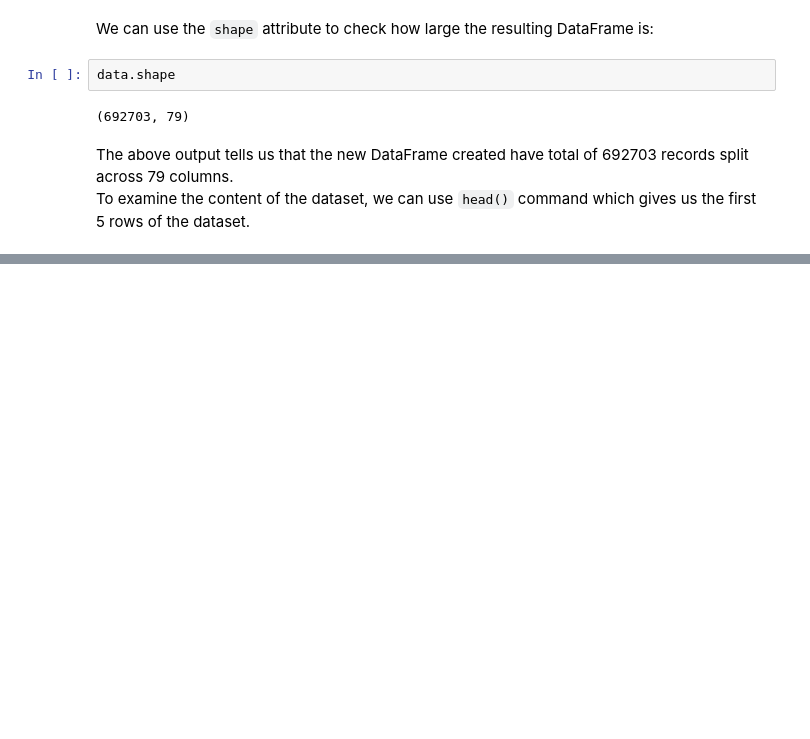
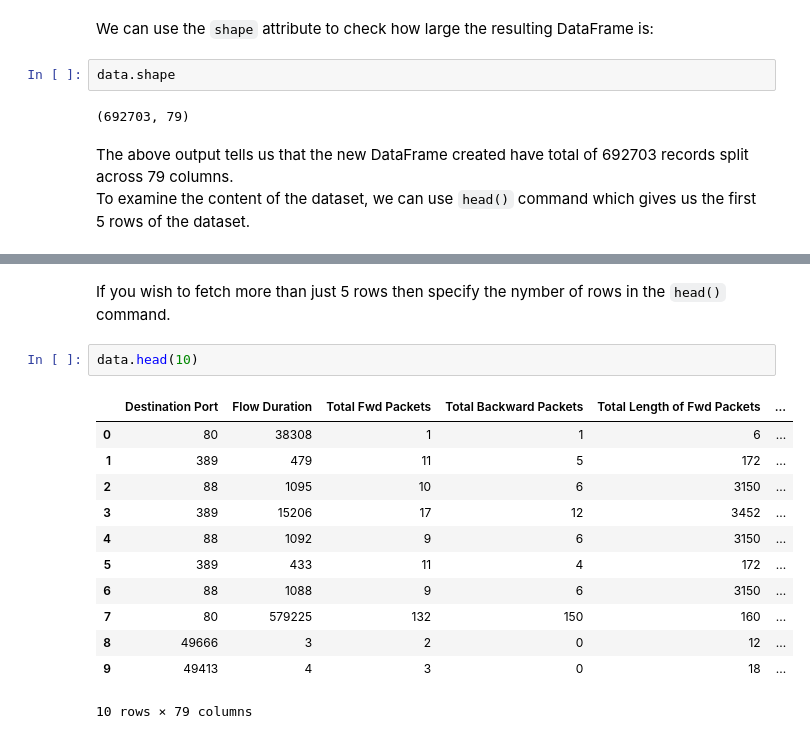
Before and after one commit to Spoorti803/Kaggle-Practice, a Jupyter notebook: pandas.ipynb, the cells around one changed output, grey strips where cells are left out. Saved outputs shown, nothing was run; the diff lists cells and outputs as text; blank space fills up the shorter version.

```diff
--- a/pandas.ipynb
+++ b/pandas.ipynb
@@ -93,0 +104,17 @@ To examine the content of the dataset, we can use `head()` command which gives u
+# %% [markdown]
+If you wish to fetch more than just 5 rows then specify the nymber of rows in the `head()` command.
+# %%
+data.head(10)
+# %% [output]
+|  | Destination Port | Flow Duration | Total Fwd Packets | Total Backward Packets | Total Length of Fwd Packets | ... |
+| 0 | 80 | 38308 | 1 | 1 | 6 | ... |
+| 1 | 389 | 479 | 11 | 5 | 172 | ... |
+| 2 | 88 | 1095 | 10 | 6 | 3150 | ... |
+| 3 | 389 | 15206 | 17 | 12 | 3452 | ... |
+| 4 | 88 | 1092 | 9 | 6 | 3150 | ... |
+| 5 | 389 | 433 | 11 | 4 | 172 | ... |
+| 6 | 88 | 1088 | 9 | 6 | 3150 | ... |
+| 7 | 80 | 579225 | 132 | 150 | 160 | ... |
+| 8 | 49666 | 3 | 2 | 0 | 12 | ... |
+| 9 | 49413 | 4 | 3 | 0 | 18 | ... |
+10 rows × 79 columns
```
Also changed, not shown: parts of 10 cells of this notebook.
